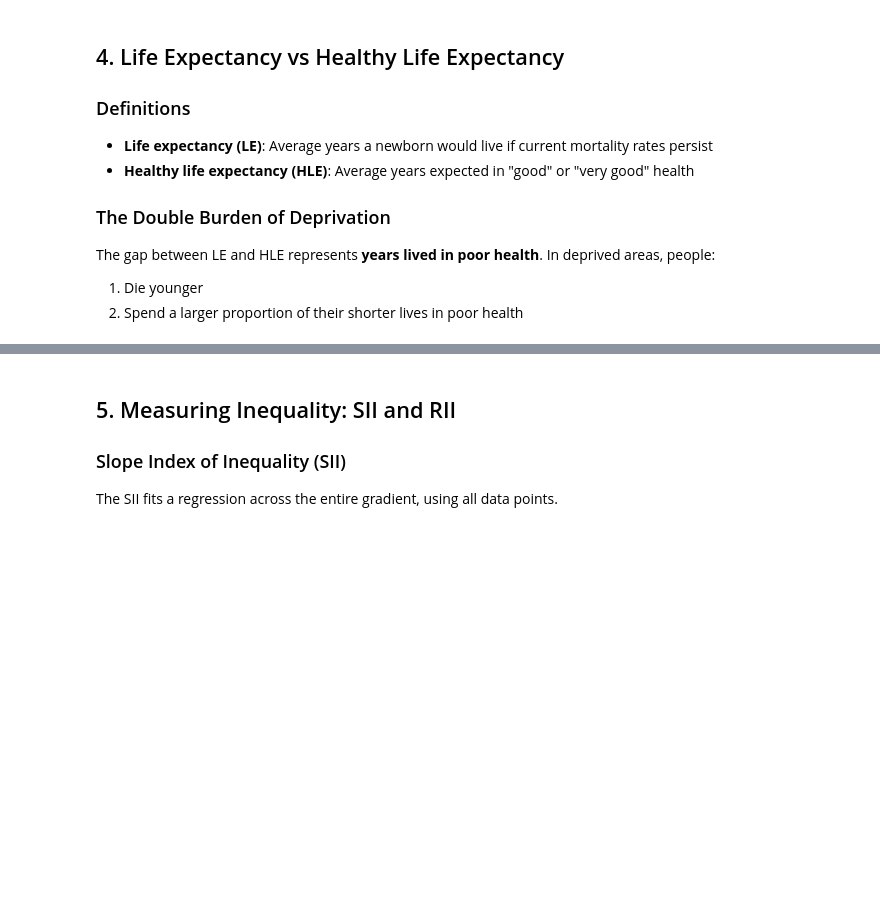
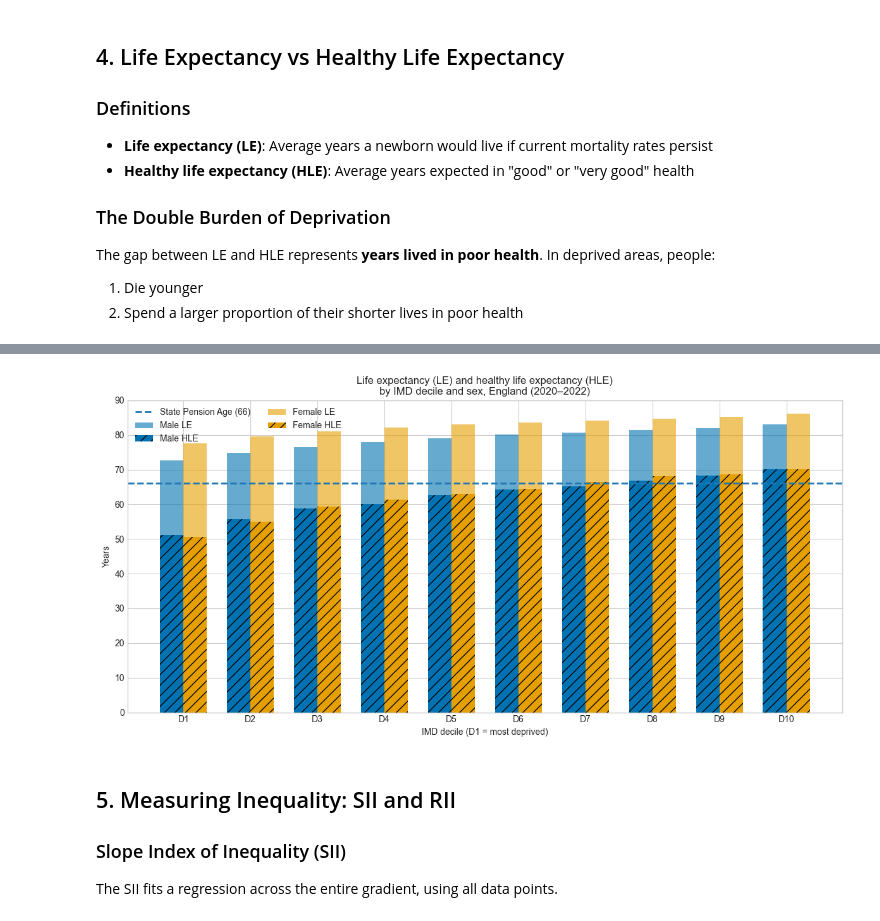
Before and after one commit to ggkuhnle/fb2nep-epi, a Jupyter notebook: notebooks/13_health_inequalities.ipynb, the cells around one changed output, grey strips where cells are left out. Saved outputs shown, nothing was run; the diff lists cells and outputs as text; code cells hidden in the pictures; blank space fills up the shorter version.

```diff
--- a/notebooks/13_health_inequalities.ipynb
+++ b/notebooks/13_health_inequalities.ipynb
@@ -211,0 +305,9 @@ print(f"\nThe HLE gap ({gap_hle:.0f} years) is nearly TWICE the LE gap ({gap_le:
+# %%
+le_hle_data = pd.read_csv(LE_CSV)
+
+
+# Sort in the natural order (most deprived -> least deprived)
+le_hle_data = le_hle_data.sort_values("IMD_decile").reset_index(drop=True)
+
+print("Life Expectancy and Healthy Life Expectancy by IMD Decile (England, 2020–2022)")
+display(le_hle_data[["IMD_decile", "LE_male", "HLE_male", "LE_female", "HLE_female"]])
@@ -234,3 +329,82 @@ print(f"In IMD deciles 1-{len(below_pension)}, male HLE is below the state pensi
+# %%
+pension_age = 66
+
+# X positions
+x = np.arange(len(le_hle_data))
+width = 0.35
+
+fig, ax = plt.subplots(figsize=(12, 6))
+
+# Colour-blind safe palette (Okabe–Ito)
+male_colour = "#0072B2"    # blue
+female_colour = "#E69F00"  # orange
+
+# ---- Male bars ----
+ax.bar(
+    x - width/2,
+    le_hle_data["LE_male"],
+    width,
+    label="Male LE",
+    color=male_colour,
+    alpha=0.6,
+    hatch=""
+)
+ax.bar(
+    x - width/2,
+    le_hle_data["HLE_male"],
+    width,
+    label="Male HLE",
+    color=male_colour,
+    hatch="//"
+)
+
+# ---- Female bars ----
+ax.bar(
+    x + width/2,
+    le_hle_data["LE_female"],
+    width,
+    label="Female LE",
+    color=female_colour,
+    alpha=0.6,
+    hatch=""
+)
+ax.bar(
+    x + width/2,
+    le_hle_data["HLE_female"],
+    width,
+    label="Female HLE",
+    color=female_colour,
+    hatch="//"
+)
+
+# ---- Axes and labels ----
+ax.set_xticks(x)
+ax.set_xticklabels([f"D{d}" for d in le_hle_data["IMD_decile"]])
+ax.set_xlabel("IMD decile (D1 = most deprived)")
+ax.set_ylabel("Years")
+ax.set_title(
+    "Life expectancy (LE) and healthy life expectancy (HLE)\n"
+    "by IMD decile and sex, England (2020–2022)"
+)
+ax.set_ylim(0, 90)
+
+# ---- Pension age line ----
+ax.axhline(
+    y=pension_age,
+    linestyle="--",
+    linewidth=2,
+    label=f"State Pension Age ({pension_age})"
+)
+
+# ---- Legend ----
+ax.legend(ncol=2, loc="upper left")
+
+
+
+plt.tight_layout()
+plt.show()
+# %% [output]
+[figure, added]
 # %% [markdown]
 ## 5. Measuring Inequality: SII and RII
 
```
Also changed, not shown: parts of 13 cells of this notebook, 2 other files.
